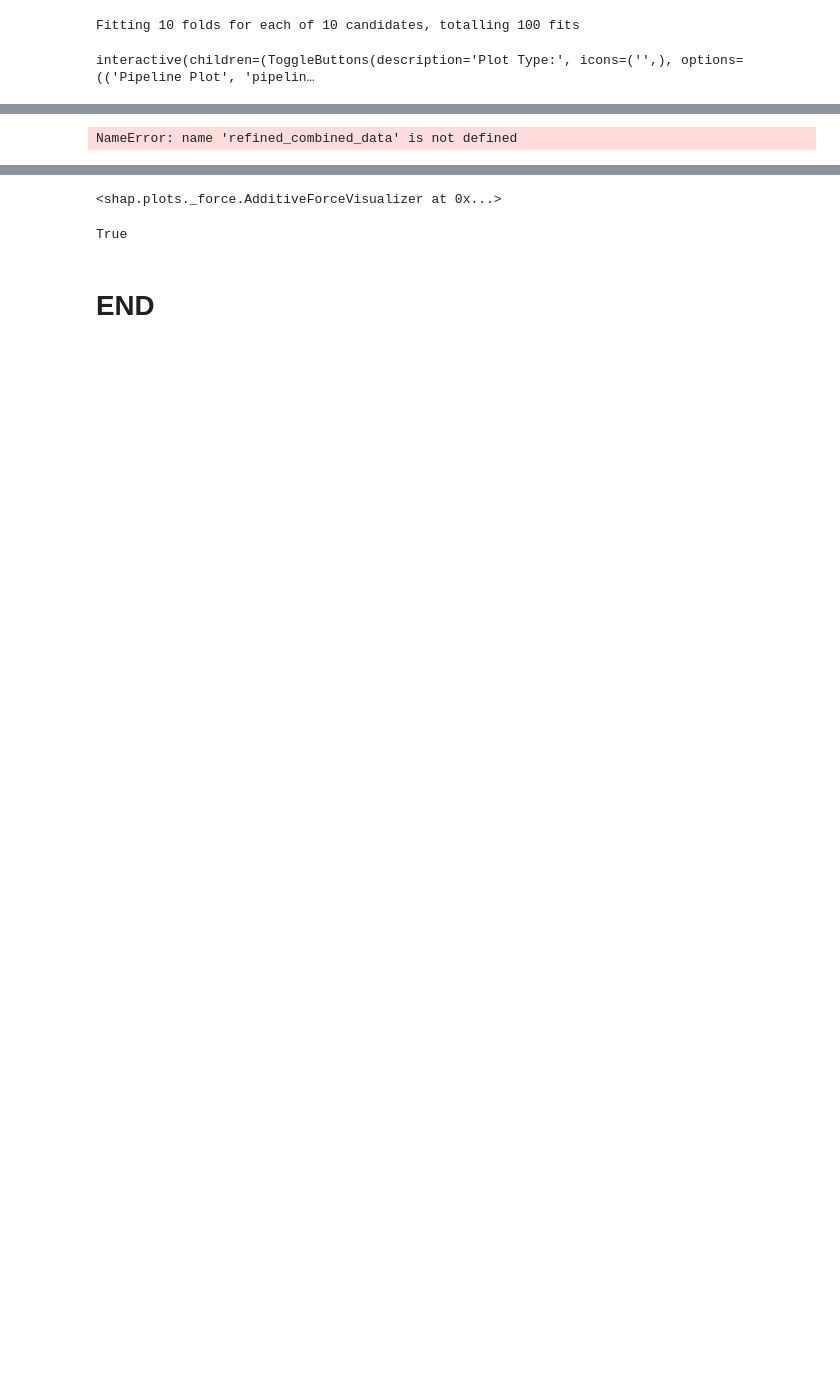
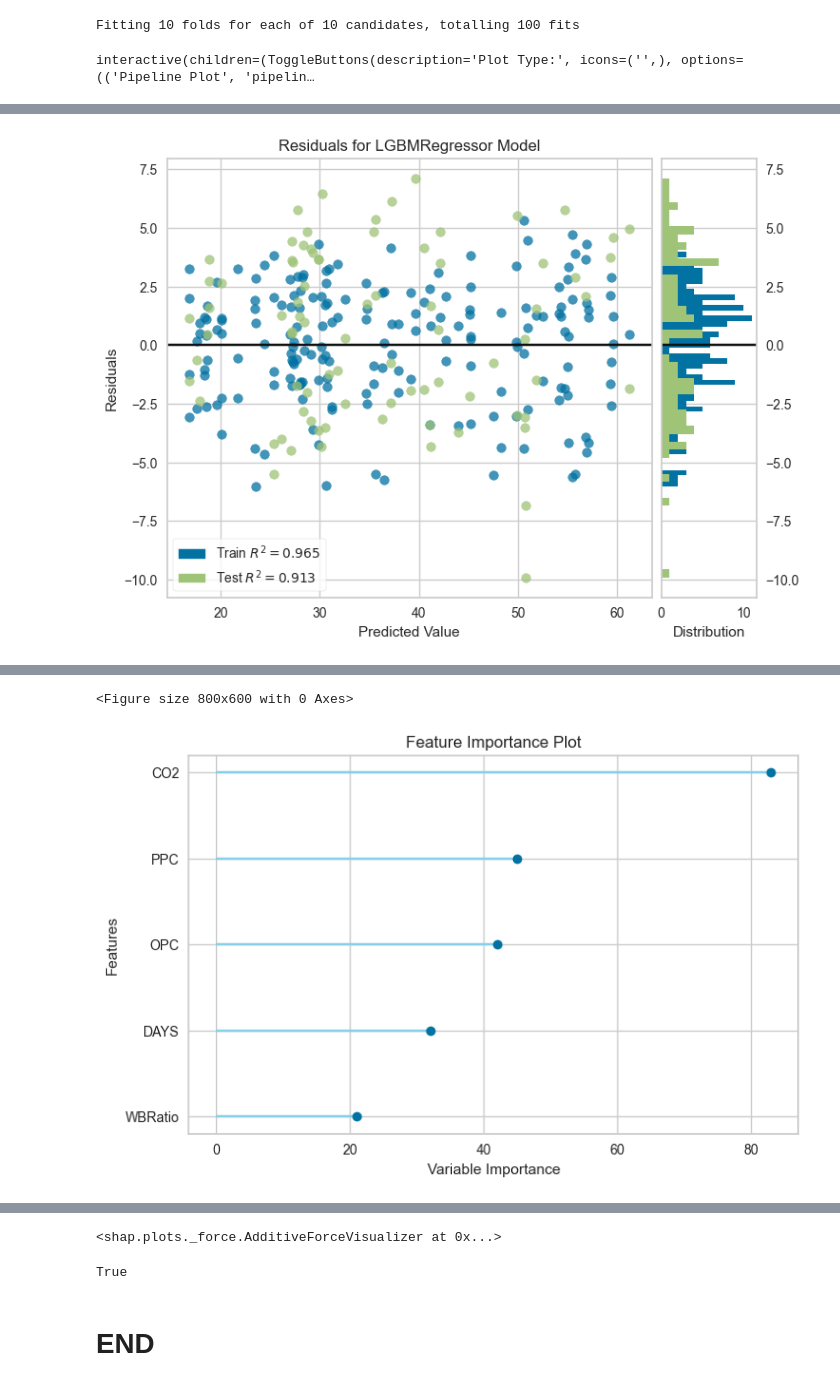
Before and after one commit to ashiqnazirbhat/CompressiveStrengthEstimationDataCode, a Jupyter notebook: Original Data Setup and ExAI.ipynb, the cells around one changed output, grey strips where cells are left out. Saved outputs shown, nothing was run; the diff lists cells and outputs as text; code cells hidden in the pictures; blank space fills up the shorter version.

```diff
--- a/Original Data Setup and ExAI.ipynb
+++ b/Original Data Setup and ExAI.ipynb
@@ -151,2 +139,26 @@ for plot_type in plot_types:
 [interactive output not drawn]
 [figure]
+# %%
+import matplotlib.pyplot as plt
+from pycaret.regression import *
+
+# Assuming you've already set up your environment and trained the model
+# setup(data=refined_combined_data, target='STRENGTH')  # Uncomment if setup is not done
+# tuned_best_model = create_model('lightgbm')  # Your trained model
+
+# List of available plot types in PyCaret for regression models
+plot_types = [
+    'residuals', 'feature', 'learning', 'vc',
+    'error', 'cooks'
+]
+
+# Define a consistent figure size
+fig_width = 8  # Width in inches
+fig_height = 6  # Height in inches
+
+# Loop through each plot type and save it
+for plot_type in plot_types:
+    plt.figure(figsize=(fig_width, fig_height))  # Set consistent figure size
+    plot_model(tuned_best_model, plot=plot_type)
+    plt.show()  # Display the plot (optional)
+# %% [output]
@@ -152,0 +166 @@ for plot_type in plot_types:
+[figure, added]
@@ -152,0 +168,2 @@ for plot_type in plot_types:
+<Figure size 800x600 with 0 Axes>
+[figure, added]
@@ -174,9 +199,7 @@ for plot_type in plot_types:
 [interactive output not drawn]
 [interactive output not drawn]
 # %%
-X = refined_combined_data.drop(columns=['STRENGTH'])  # Replace 'target_column' with your target feature name
+X = df.drop(columns=['STRENGTH'])  # Replace 'target_column' with your target feature name
-# %% [output]
-NameError: name 'refined_combined_data' is not defined
 # %%
 import shap
 
```
Also changed, not shown: parts of 7 cells of this notebook, 22 other files.
